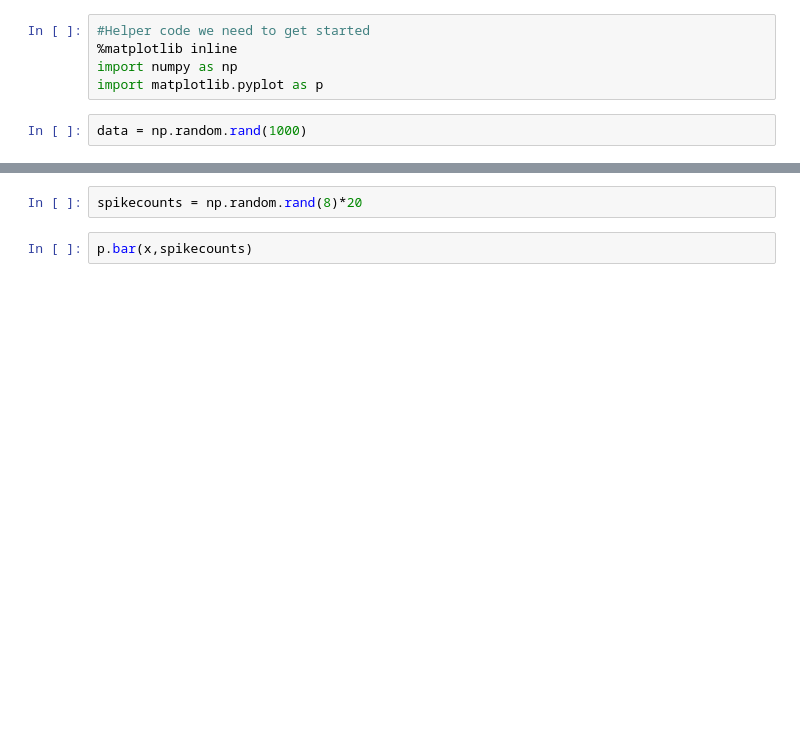
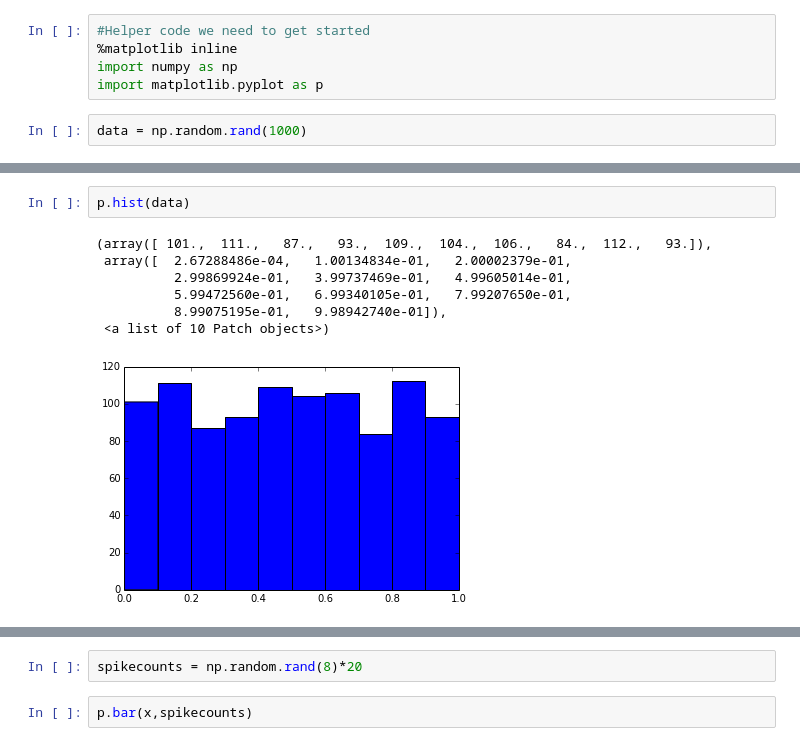
Before and after one commit to QuocVoong/R-Study-Lists, a Jupyter notebook: Exploring Neural Data/Neuro Data IPython Notebooks/Unit2_IPython_Notebooks/Unit2_IPython_Notebooks/Unit2_Python_Histograms_and_Polar_Plots/Follow_Along_Unit2_Python_Histograms_and_Polar_Plots.ipynb, the cells around one changed output, grey strips where cells are left out. Drawn from its saved outputs; the diff is of its cells as text; blank space fills up the shorter version.

```diff
--- a/Exploring Neural Data/Neuro Data IPython Notebooks/Unit2_IPython_Notebooks/Unit2_IPython_Notebooks/Unit2_Python_Histograms_and_Polar_Plots/Follow_Along_Unit2_Python_Histograms_and_Polar_Plots.ipynb
+++ b/Exploring Neural Data/Neuro Data IPython Notebooks/Unit2_IPython_Notebooks/Unit2_IPython_Notebooks/Unit2_Python_Histograms_and_Polar_Plots/Follow_Along_Unit2_Python_Histograms_and_Polar_Plots.ipynb
@@ -22,3 +25,13 @@ p.plot(data)
+# %%
+p.hist(data)
+# %% [output]
+(array([ 101.,  111.,   87.,   93.,  109.,  104.,  106.,   84.,  112.,   93.]),
+ array([  2.67288486e-04,   1.00134834e-01,   2.00002379e-01,
+          2.99869924e-01,   3.99737469e-01,   4.99605014e-01,
+          5.99472560e-01,   6.99340105e-01,   7.99207650e-01,
+          8.99075195e-01,   9.98942740e-01]),
+ <a list of 10 Patch objects>)
+[figure, added]
 # %%
 datan= np.random.randn(1000)
 p.hist(datan)
```
Also changed, not shown: parts of 15 cells of this notebook, 1 other file.
